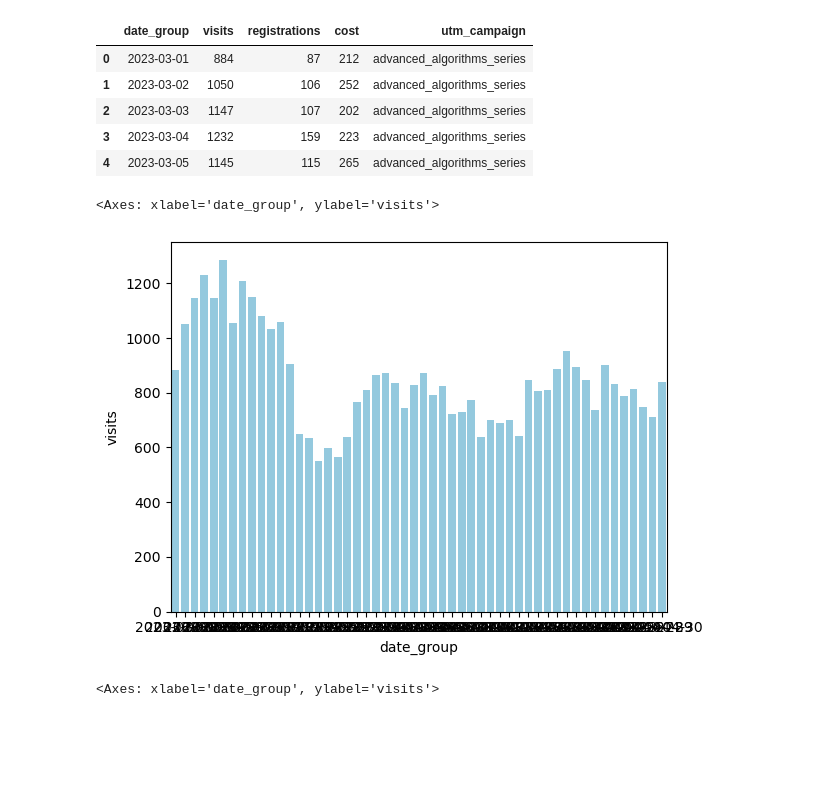
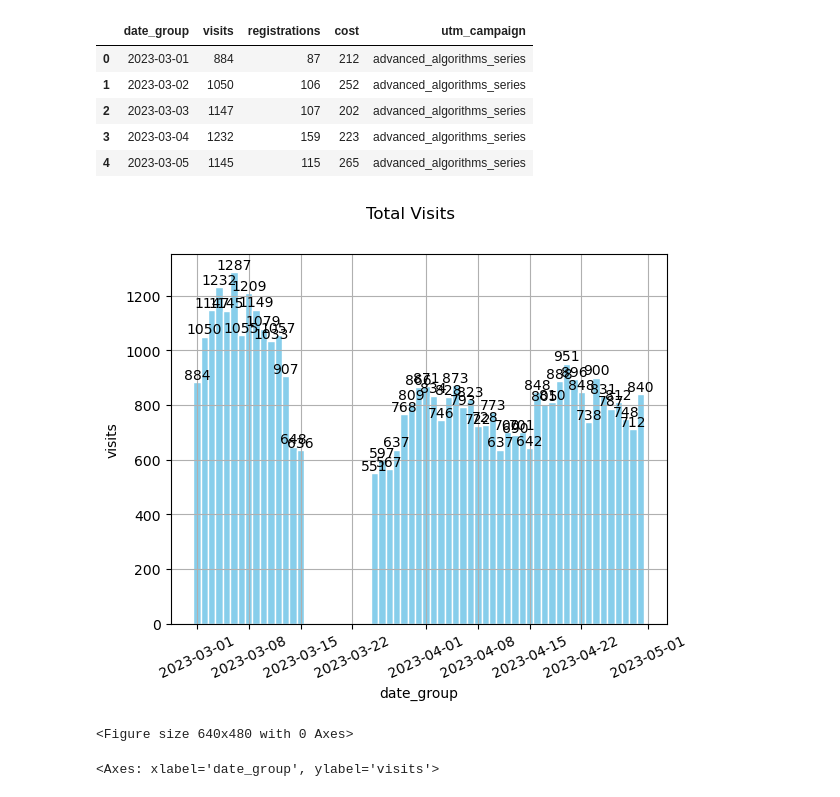
Before and after one commit to nic11371/python-for-data-analysts-project-100, a Jupyter notebook: charts_project.ipynb, the cells around one changed output. Drawn from its saved outputs; the diff is of its cells as text; code cells hidden in the pictures; blank space fills up the shorter version.

```diff
--- a/charts_project.ipynb
+++ b/charts_project.ipynb
@@ -183,10 +183,27 @@ conversion_ads.head()
 # %%
 ## Визуализируем данные на графиках с помощью matplotlib.pyplot, seaborn, plotly
 # %%
-sns.barplot(x="date_group", y="visits", data=conversion_ads, color='skyblue')
+# sns.barplot(x="date_group", y="visits", data=conversion_ads, color='skyblue')
+
+fig, ax = plt.subplots()
+fig.suptitle("Total Visits")
+# fig.set_size_inches((10, 10))
+bars = ax.bar(conversion_ads['date_group'],
+       conversion_ads['visits'],
+       width=1,
+       color='skyblue',
+       edgecolor="white"
+      )
+plt.xlabel("date_group")
+plt.ylabel('visits')
+plt.xticks(rotation = 25)
+ax.grid()
+ax.bar_label(bars)
+plt.show()
+plt.savefig('./charts/visitors_by_platform.png')
 # %% [output]
+[figure, new version]
-<Axes: xlabel='date_group', ylabel='visits'>
+<Figure size 640x480 with 0 Axes>
-[figure, old version]
 # %%
 sns.barplot(x="date_group", y="visits", hue='platform', data=conversion, palette='dark:skyblue')
 # %% [output]
```
